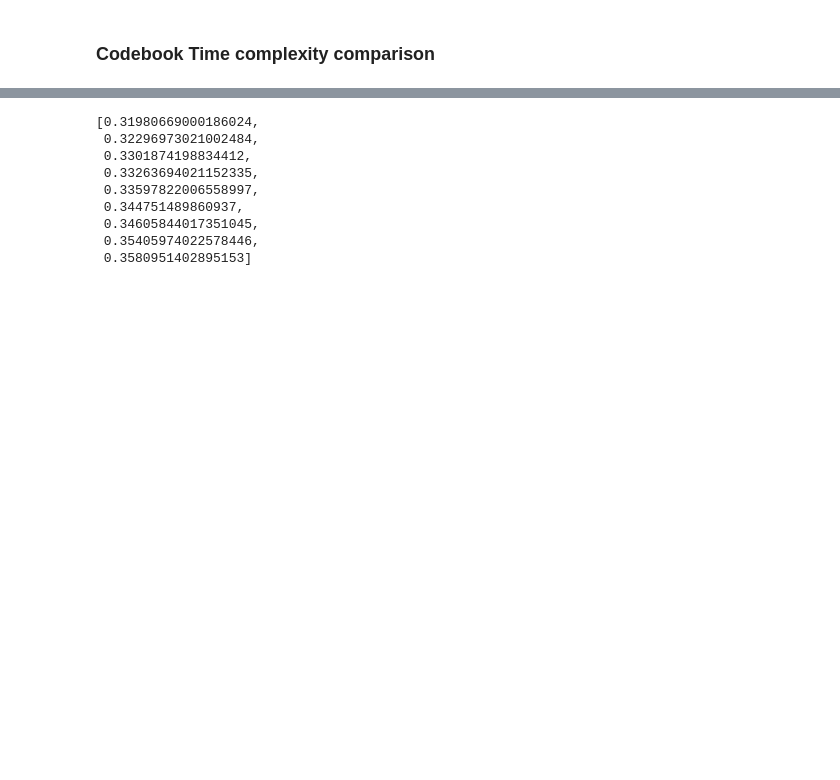
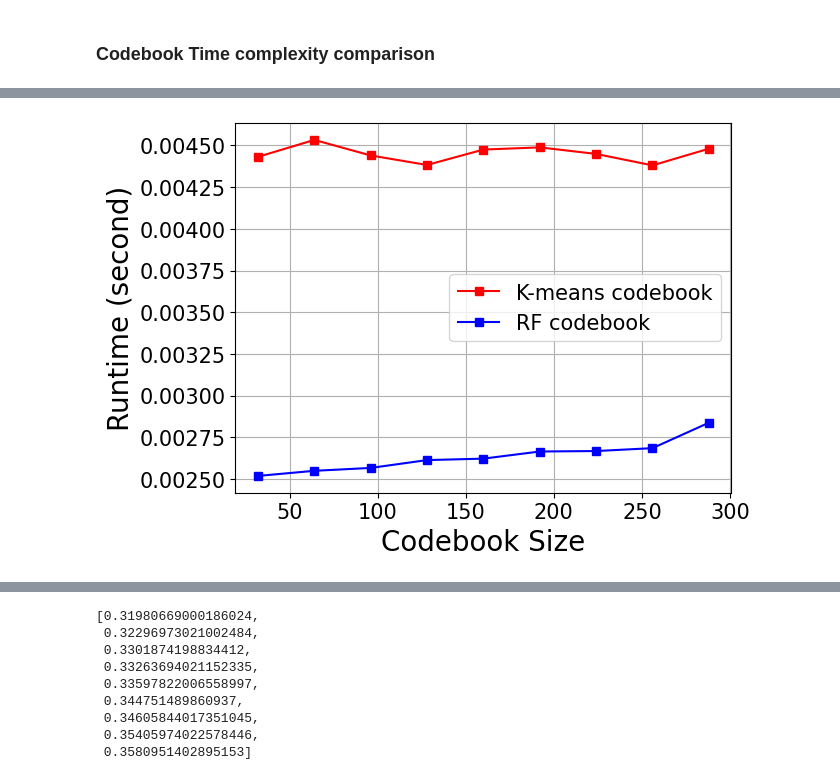
Before and after one commit to chuu-shin/CS485-Course-Work-2, a Jupyter notebook: Q3.ipynb, the cells around one changed output, grey strips where cells are left out. Cells and saved outputs as stored; diff of their text form; code cells hidden in the pictures; blank space fills up the shorter version.

```diff
--- a/Q3.ipynb
+++ b/Q3.ipynb
@@ -596,3 +573,16 @@ plt.grid(True)
+# %%
+# Plot accuracy on the first subplot
+plt.plot(codebook_size, q2_avg_vq_time, label='K-means codebook', marker='s', linestyle='-', color='r')
+plt.plot(codebook_size, avg_vq_time_list, label='RF codebook', marker='s', linestyle='-', color='b')
+plt.xlabel('Codebook Size', fontsize=20)
+plt.ylabel('Runtime (second)', fontsize=20)
+plt.yticks(fontsize=15)
+plt.xticks(fontsize=15)
+# plt.title('Vector quantization time')
+plt.legend(fontsize=15)
+plt.grid(True)
+# %% [output]
+[figure, added]
 # %%
 # Plot accuracy on the first subplot
 plt.plot(codebook_size, q2_avg_vq_time, label='K-means codebook', marker='s', linestyle='-', color='r')
```
Also changed, not shown: parts of 10 cells of this notebook, 1 other file.
